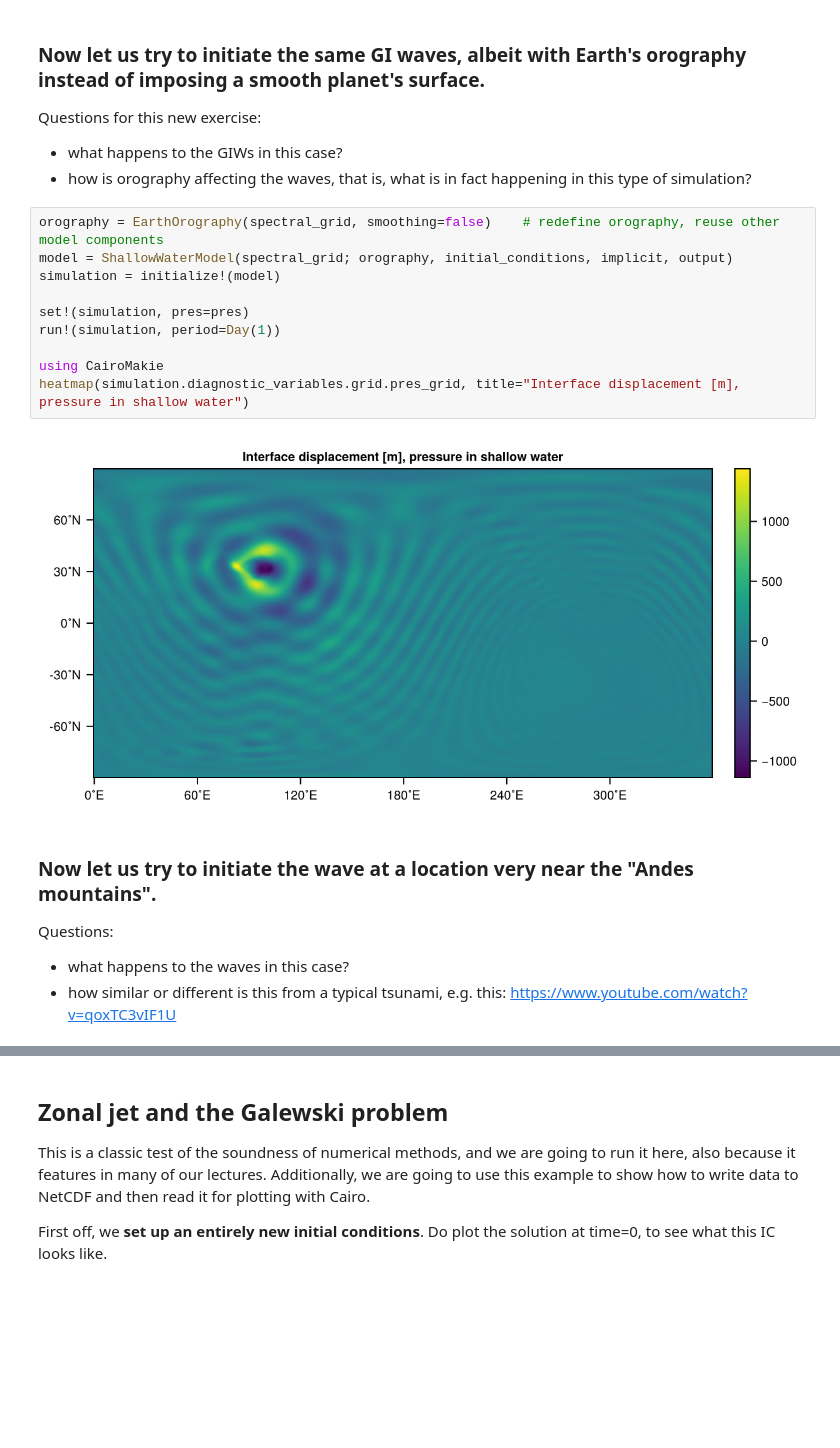
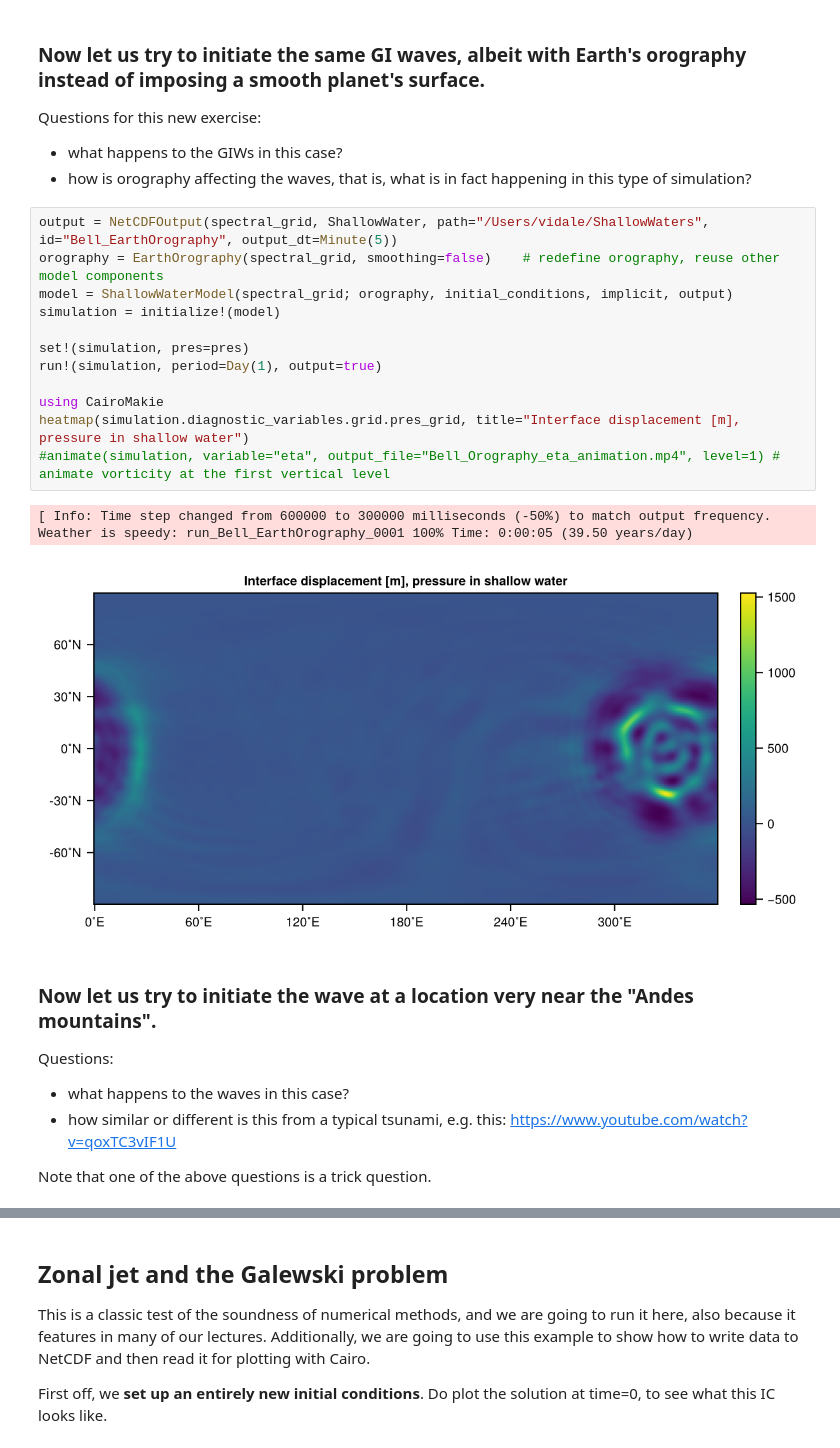
Before and after one commit to pierluigividale/MTMW14, a Jupyter notebook: Notebooks/SW-GlobalGWs-PL-Milan.ipynb, the cells around one changed output, grey strips where cells are left out. Drawn from its saved outputs; the diff is of its cells as text; blank space fills up the shorter version.

Commit message:
Add files via upload
Added commands for animation, but commented out for the time being, until we sort out the N-S direction.

```diff
--- a/Notebooks/SW-GlobalGWs-PL-Milan.ipynb
+++ b/Notebooks/SW-GlobalGWs-PL-Milan.ipynb
@@ -155,20 +143,26 @@ Questions for this new exercise:
 - what happens to the GIWs in this case?
 - how is orography affecting the waves, that is, what is in fact happening in this type of simulation?
 # %%
+output = NetCDFOutput(spectral_grid, ShallowWater, path="/Users/vidale/ShallowWaters", id="Bell_EarthOrography", output_dt=Minute(5))
 orography = EarthOrography(spectral_grid, smoothing=false)    # redefine orography, reuse other model components
 model = ShallowWaterModel(spectral_grid; orography, initial_conditions, implicit, output)
 simulation = initialize!(model)
 
 set!(simulation, pres=pres)
-run!(simulation, period=Day(1))
+run!(simulation, period=Day(1), output=true)
 
 using CairoMakie
 heatmap(simulation.diagnostic_variables.grid.pres_grid, title="Interface displacement [m], pressure in shallow water")
+#animate(simulation, variable="eta", output_file="Bell_Orography_eta_animation.mp4", level=1) # animate vorticity at the first vertical level
 # %% [output]
+[ Info: Time step changed from 600000 to 300000 milliseconds (-50%) to match output frequency.
+Weather is speedy: run_Bell_EarthOrography_0001 100% Time: 0:00:05 (39.50 years/day)
-[figure, old version]
+[figure, new version]
 # %% [markdown]
 ### Now let us try to initiate the wave at a location very near the "Andes mountains".
 Questions:
 - what happens to the waves in this case?
 - how similar or different is this from a typical tsunami, e.g. this: https://www.youtube.com/watch?v=qoxTC3vIF1U
+
+Note that one of the above questions is a trick question.
 # %%
```
Also changed, not shown: parts of 12 cells of this notebook.
